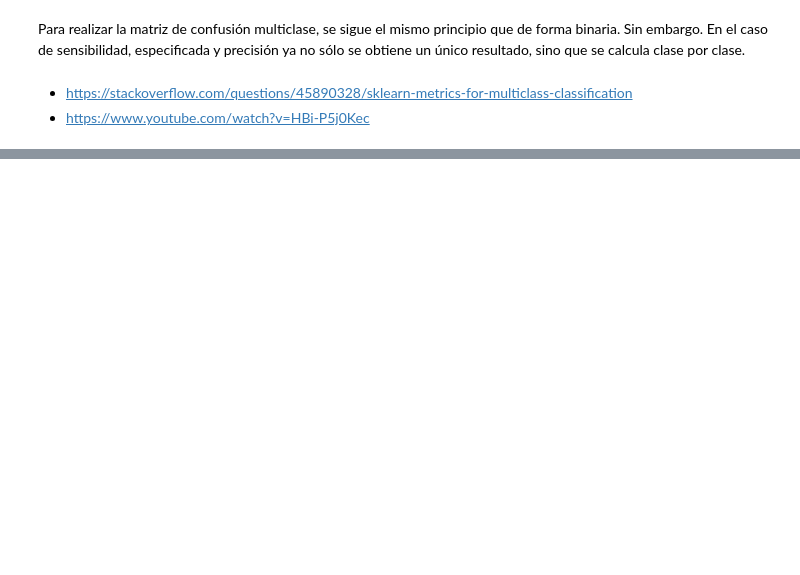
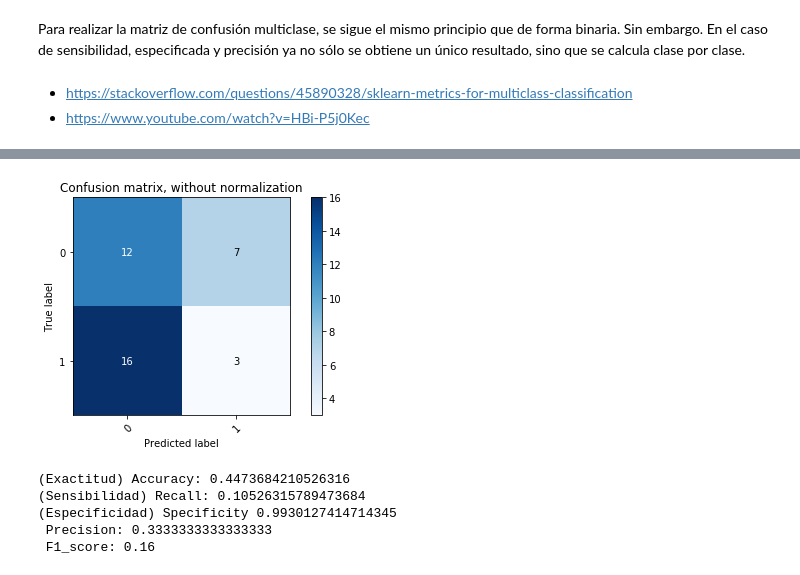
Before and after one commit to juanjosegdoj/ML_optativaUCO, a Jupyter notebook: taller 3 Algoritmo a mano y métricas/taller3.ipynb, the cells around one changed output, grey strips where cells are left out. Saved outputs shown, nothing was run; the diff lists cells and outputs as text; code cells hidden in the pictures; blank space fills up the shorter version.

```diff
--- a/taller 3 Algoritmo a mano y métricas/taller3.ipynb
+++ b/taller 3 Algoritmo a mano y métricas/taller3.ipynb
@@ -396,0 +464,34 @@ Para realizar la matriz de confusión multiclase, se sigue el mismo principio qu
+# %%
+y_pred = []
+
+for pr_i in prediccion.argsort():
+    if prediccion[pr_i] < 0.32:
+        y_pred.append(1)
+    else:
+        y_pred.append(0)
+
+recall_s.append(recall_score(y_true, y_pred))
+precision_s.append(precision_score(y_true, y_pred))
+
+plot_confusion_matrix(y_true, y_pred, normalize=False);
+# %% [output]
+[figure, added]
+# %%
+tn, fp, fn, tp = confusion_matrix(predictions, y_test).ravel()
+
+accuracy_ = accuracy_score(y_true, y_pred)
+recall_ = recall_score(y_true, y_pred)
+f1_ = f1_score(y_true, y_pred)
+precision_ = precision_score(y_true, y_pred)
+
+print(f"(Exactitud) Accuracy: {accuracy_}")
+print(f"(Sensibilidad) Recall: {recall_}")
+print(f"(Especificidad) Specificity {tn / (tn + fp)}")
+print(f" Precision: {precision_}")
+print(f" F1_score: {f1_}")
+# %% [output]
+(Exactitud) Accuracy: 0.4473684210526316
+(Sensibilidad) Recall: 0.10526315789473684
+(Especificidad) Specificity 0.9930127414714345
+ Precision: 0.3333333333333333
+ F1_score: 0.16
```
Also changed, not shown: parts of 20 cells of this notebook.
